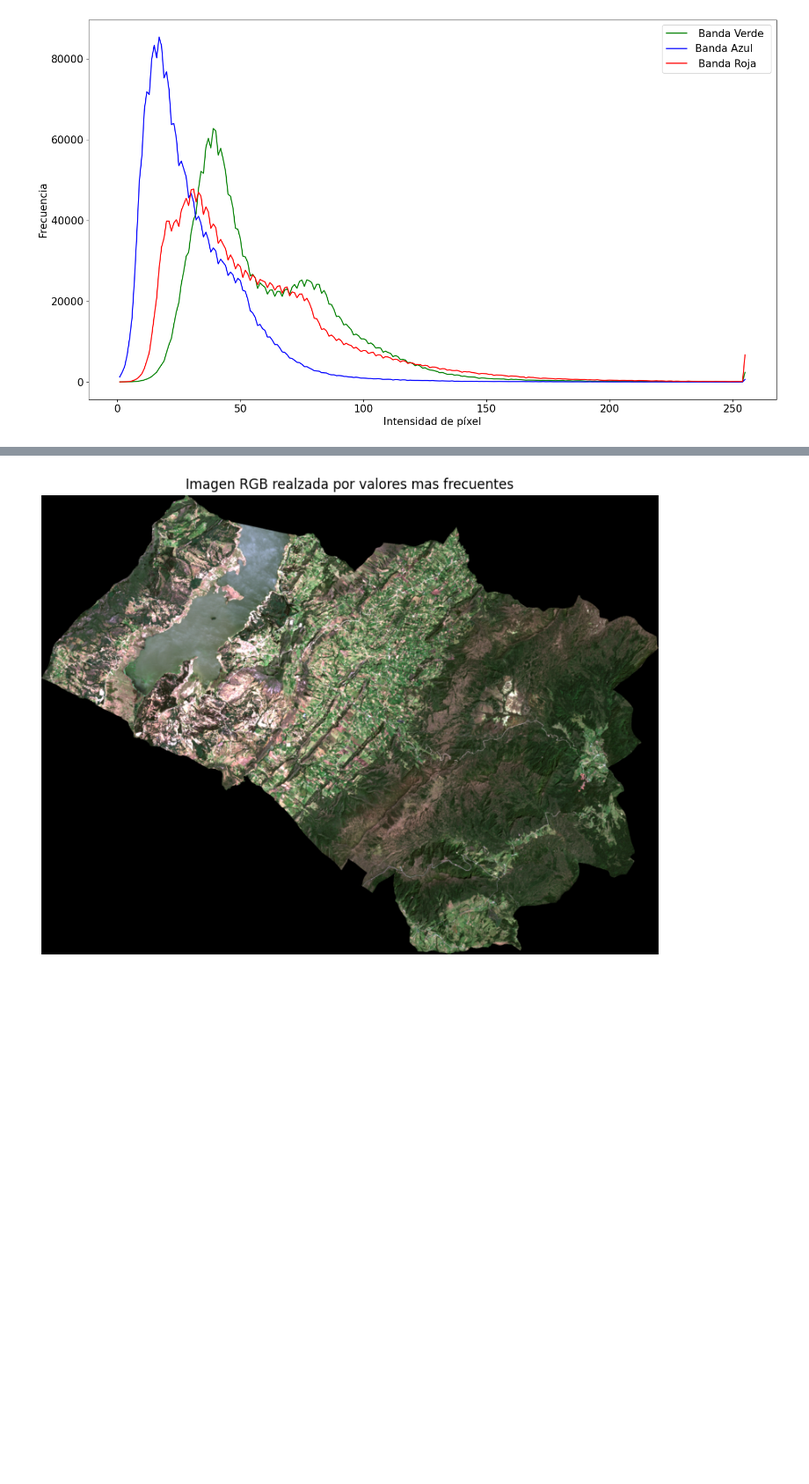
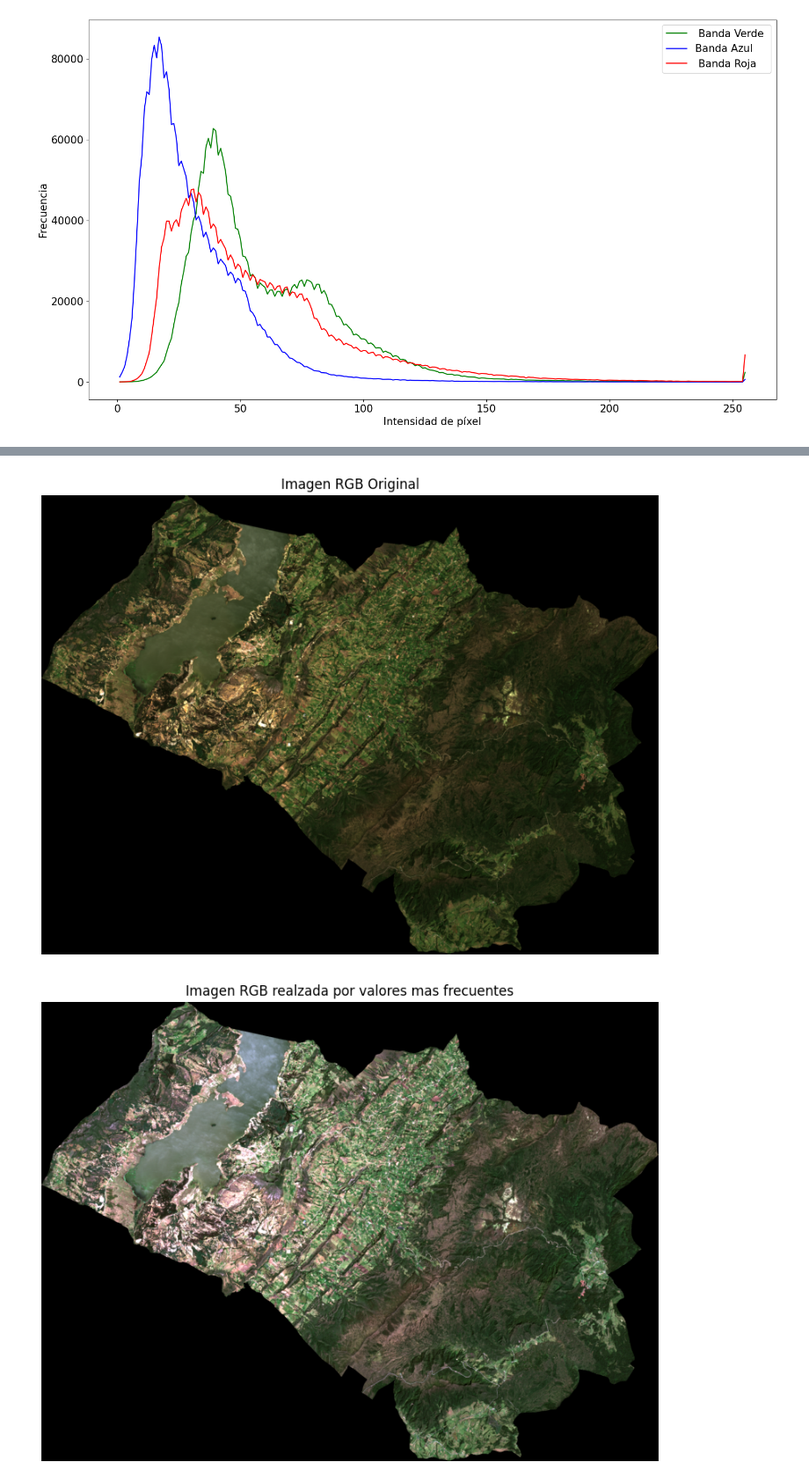
Before and after one commit to CristianFlorezUD/Sentinel2SAM, a Jupyter notebook: NoteBooks/1.descarga_imagen.ipynb, the cells around one changed output, grey strips where cells are left out. Shown at 88% size. Cells and saved outputs as stored; diff of their text form; code cells hidden in the pictures; blank space fills up the shorter version.

```diff
--- a/NoteBooks/1.descarga_imagen.ipynb
+++ b/NoteBooks/1.descarga_imagen.ipynb
@@ -235,17 +284,26 @@ plt.show()
 # %%
 # A cada capa de la imagen le aplicamos el realce
 new_red = exposure.rescale_intensity(img_red, in_range=(0, 155), out_range=(0, 255))
 new_blue = exposure.rescale_intensity(img_blue, in_range=(0, 100), out_range=(0, 255))
 new_green = exposure.rescale_intensity(img_green, in_range=(0, 155), out_range=(0, 255))
 
 # unimos de nuevo las capas
+old_rgb = np.dstack((img_red, img_green, img_blue))
 new_rgb =np.dstack((new_red, new_green, new_blue))
+
+#visualizamos la imagen Original
+plt.figure(figsize=(10, 10))
+plt.imshow(old_rgb.astype(np.uint8))
+plt.title('Imagen RGB Original')
+plt.axis('off')
+plt.show()
 
 #visualizamos la imagen con el realce
 plt.figure(figsize=(10, 10))
 plt.imshow(new_rgb.astype(np.uint8))
 plt.title('Imagen RGB realzada por valores mas frecuentes')
 plt.axis('off')
 plt.show()
 # %% [output]
-[figure, old version]
+[figure, new version]
+[figure, added]
```
Also changed, not shown: parts of 8 cells of this notebook.
